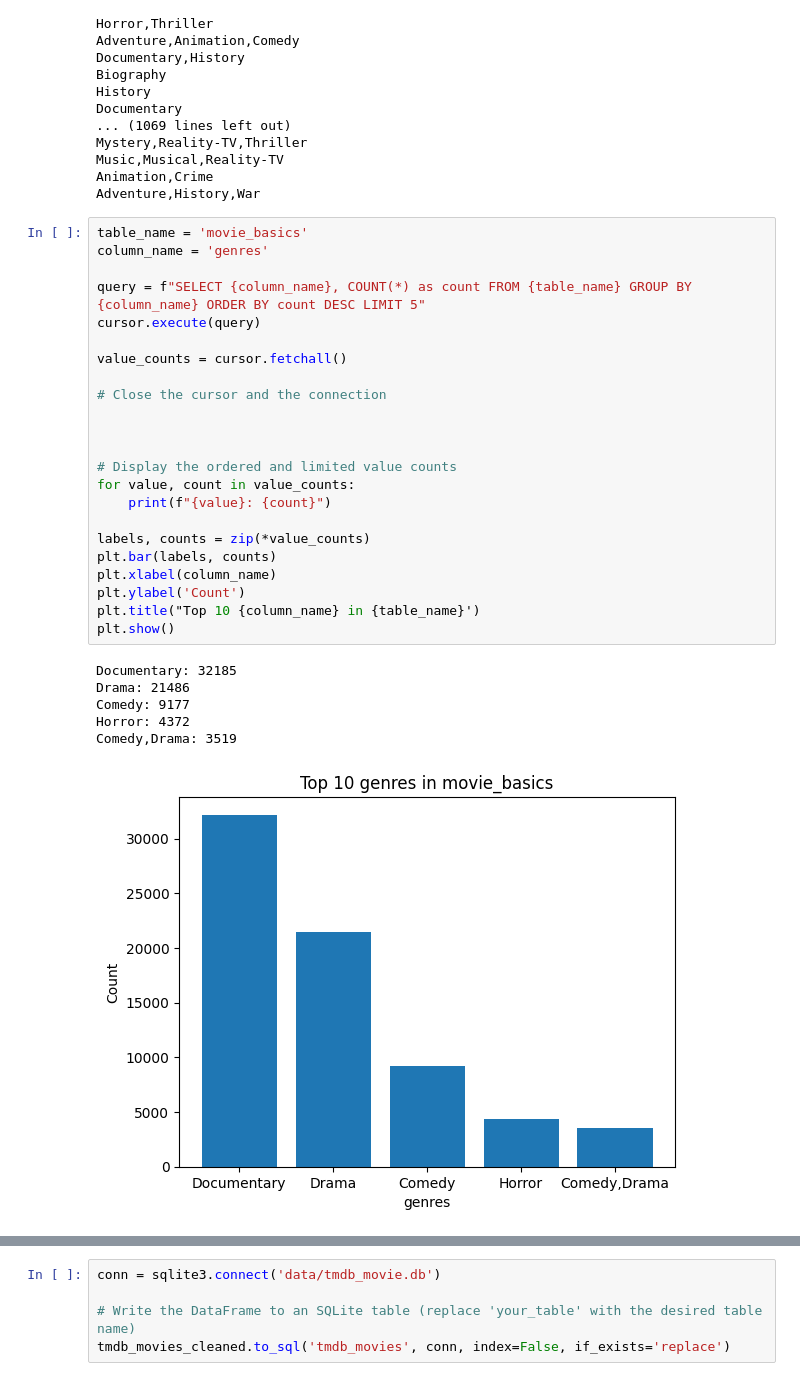
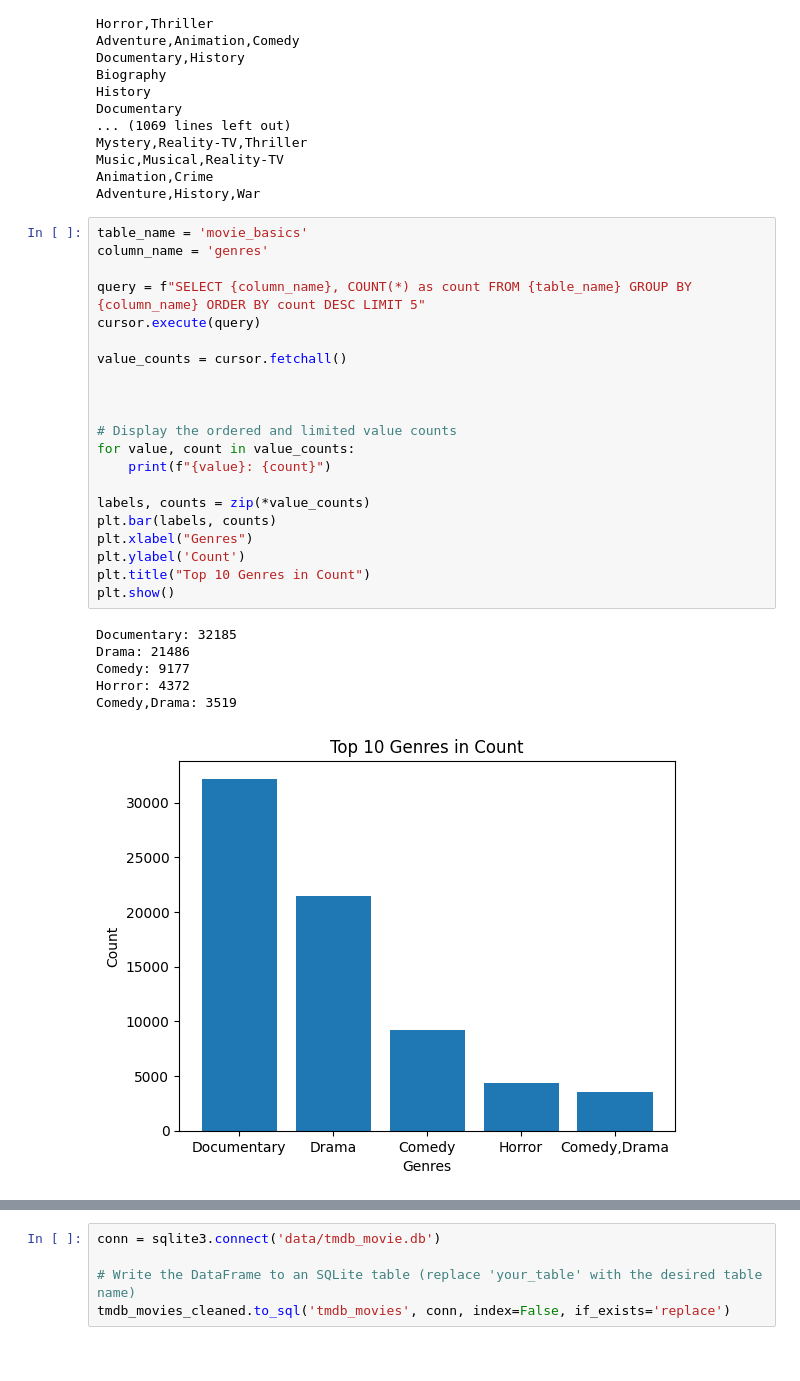
Before and after one commit to likebubba/Microsoft-Phase-1-Project, a Jupyter notebook: student.ipynb, the cells around one changed output, grey strips where cells are left out. Saved outputs shown, nothing was run; the diff lists cells and outputs as text.

```diff
--- a/student.ipynb
+++ b/student.ipynb
@@ -370,33 +363,31 @@ Adventure,History,War
 # %%
 table_name = 'movie_basics'
 column_name = 'genres'
 
 query = f"SELECT {column_name}, COUNT(*) as count FROM {table_name} GROUP BY {column_name} ORDER BY count DESC LIMIT 5"
 cursor.execute(query)
 
 value_counts = cursor.fetchall()
 
-# Close the cursor and the connection
-
 
 
 # Display the ordered and limited value counts
 for value, count in value_counts:
     print(f"{value}: {count}")
 
 labels, counts = zip(*value_counts)
 plt.bar(labels, counts)
-plt.xlabel(column_name)
+plt.xlabel("Genres")
 plt.ylabel('Count')
-plt.title("Top 10 {column_name} in {table_name}')
+plt.title("Top 10 Genres in Count")
 plt.show()
 # %% [output]
 Documentary: 32185
 Drama: 21486
 Comedy: 9177
 Horror: 4372
 Comedy,Drama: 3519
-[figure, old version]
+[figure, new version]
 # %% [markdown]
 # Highly rated Movie Genres
 
```
Also changed, not shown: parts of 28 cells of this notebook, 18 other files.
